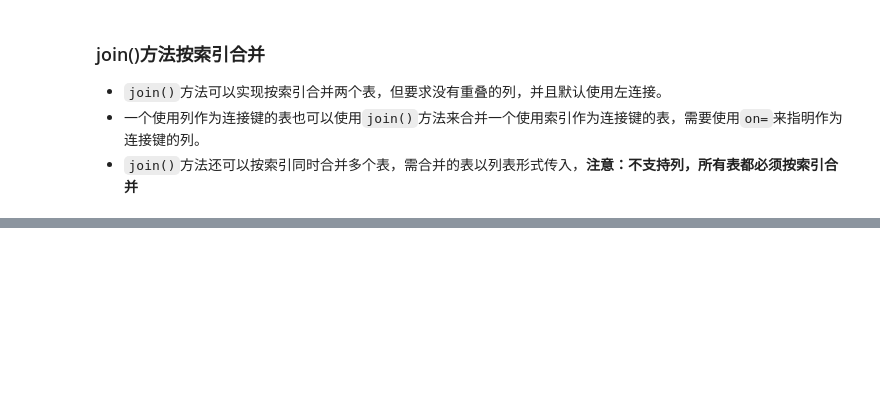
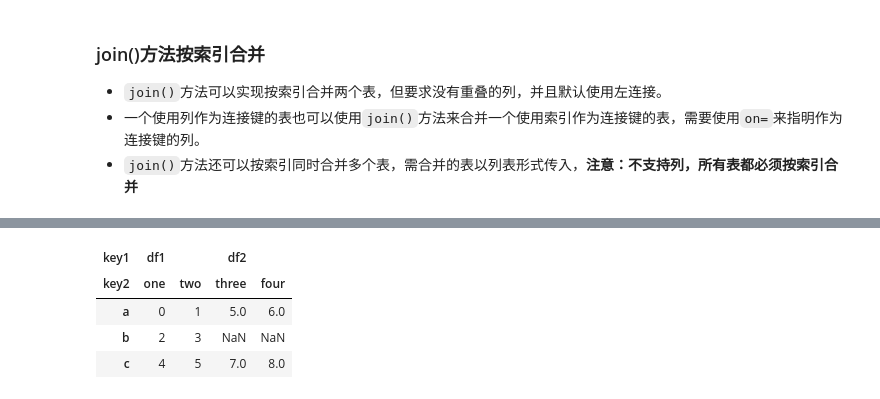
Before and after one commit to McJevons/jupyter-notebook, a Jupyter notebook: 数据规整（二）：合并数据集.ipynb, the cells around one changed output, grey strips where cells are left out. Cells and saved outputs as stored; diff of their text form; code cells hidden in the pictures; blank space fills up the shorter version.

```diff
--- a/数据规整（二）：合并数据集.ipynb
+++ b/数据规整（二）：合并数据集.ipynb
@@ -228,0 +309,10 @@ data1.join([data3,data4])
+# %%
+# names用来给层次化索引的每层索引命名
+pd.concat([df1, df2], axis=1, sort=False, keys=[
+          'df1', 'df2'], names=['key1', 'key2'])
+# %% [output]
+| key1 | df1 |  | df2 |  |
+| key2 | one | two | three | four |
+| a | 0 | 1 | 5.0 | 6.0 |
+| b | 2 | 3 | NaN | NaN |
+| c | 4 | 5 | 7.0 | 8.0 |
```
Also changed, not shown: parts of 30 cells of this notebook, 1 other file.
